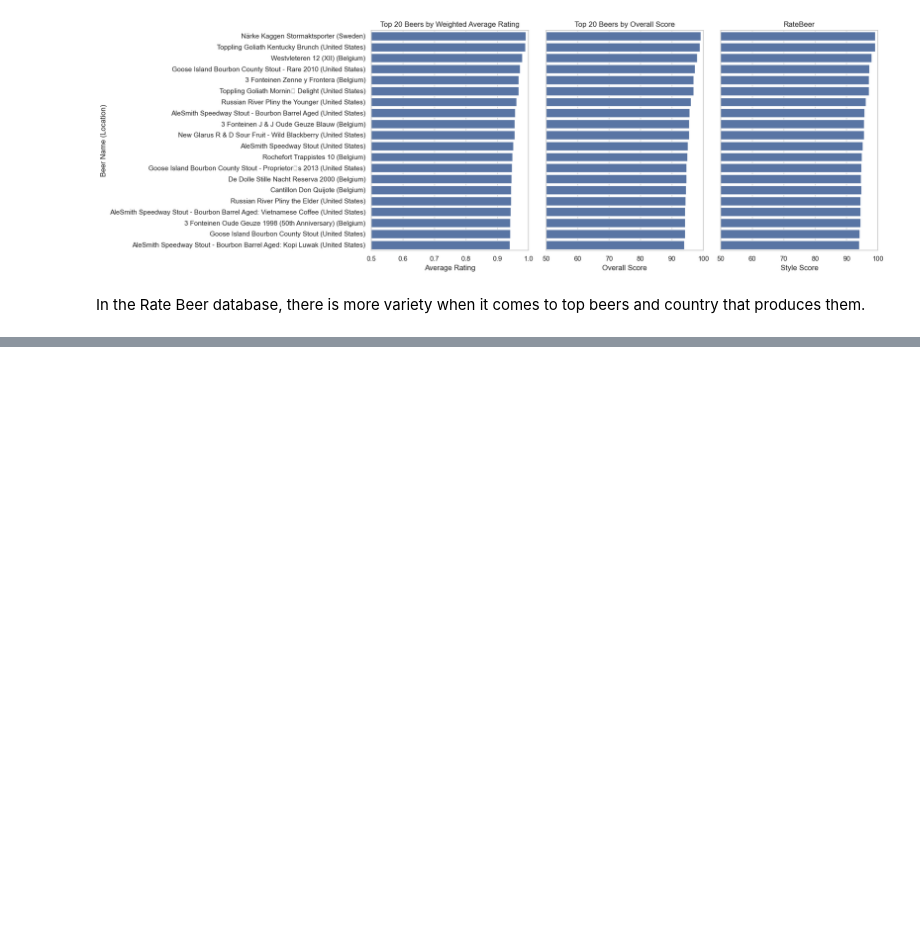
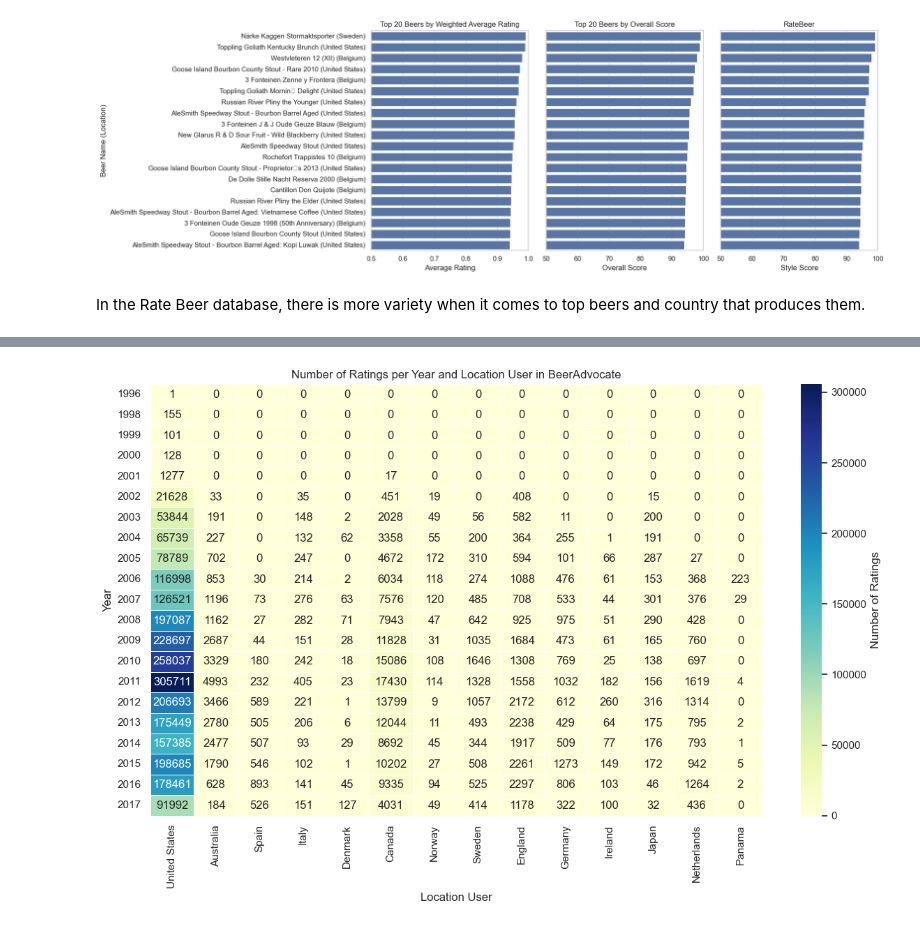
Before and after one commit to epfl-ada/ada-2024-project-mediterranean, a Jupyter notebook: results.ipynb, the cells around one changed output, grey strips where cells are left out. Cells and saved outputs as stored; diff of their text form; code cells hidden in the pictures; blank space fills up the shorter version.

```diff
--- a/results.ipynb
+++ b/results.ipynb
@@ -430,0 +436,3 @@ In the Rate Beer database, there is more variety when it comes to top beers and
+# %%
+ratings_RB = pd.read_csv(processed_PATH + '/RateBeer/ratings_processed.csv')
+ratings_BA = pd.read_csv(processed_PATH + '/BeerAdvocate/ratings_processed.csv')
@@ -430,0 +449,37 @@ In the Rate Beer database, there is more variety when it comes to top beers and
+# %%
+ratings_per_location_year = ratings_BA.groupby(['year', 'location_user']).size().reset_index(name='num_ratings')
+
+
+ratings_pivot = ratings_per_location_year.pivot_table(index='year', columns='location_user', values='num_ratings', aggfunc='sum')
+
+
+ratings_pivot = ratings_pivot.fillna(0).astype(int)  # Fill NaN with 0 and convert to int
+
+# selection of interesting countries
+selected_countries = ['United States', 'Australia', 'Spain', 'Italy', 'Denmark',
+                      'Canada', 'Norway', 'Sweden', 'England', 'Germany',
+                      'Ireland', 'Japan', 'Netherlands', 'Panama']
+
+ratings_pivot_selected = ratings_pivot[selected_countries]
+
+num_chunks = len(ratings_pivot_selected.columns) // 14 + (1 if len(ratings_pivot_selected.columns) % 14 != 0 else 0)  # Calculate number of chunks
+num_chunks
+
+for i in range(num_chunks):
+
+    start_col = i * 14
+    end_col = start_col + 14
+    chunk = ratings_pivot_selected.iloc[:, start_col:end_col]
+
+
+    plt.figure(figsize=(12, 8))
+    sns.heatmap(chunk, cmap='YlGnBu', annot=True, fmt='d', linewidths=0.5, cbar_kws={'label': 'Number of Ratings'})
+
+
+    plt.title('Number of Ratings per Year and Location User in BeerAdvocate')
+    plt.xlabel('Location User')
+    plt.ylabel('Year')
+    plt.tight_layout()
+    plt.show()
+# %% [output]
+[figure, added]
```
Also changed, not shown: parts of 8 cells of this notebook, 2 other files.
